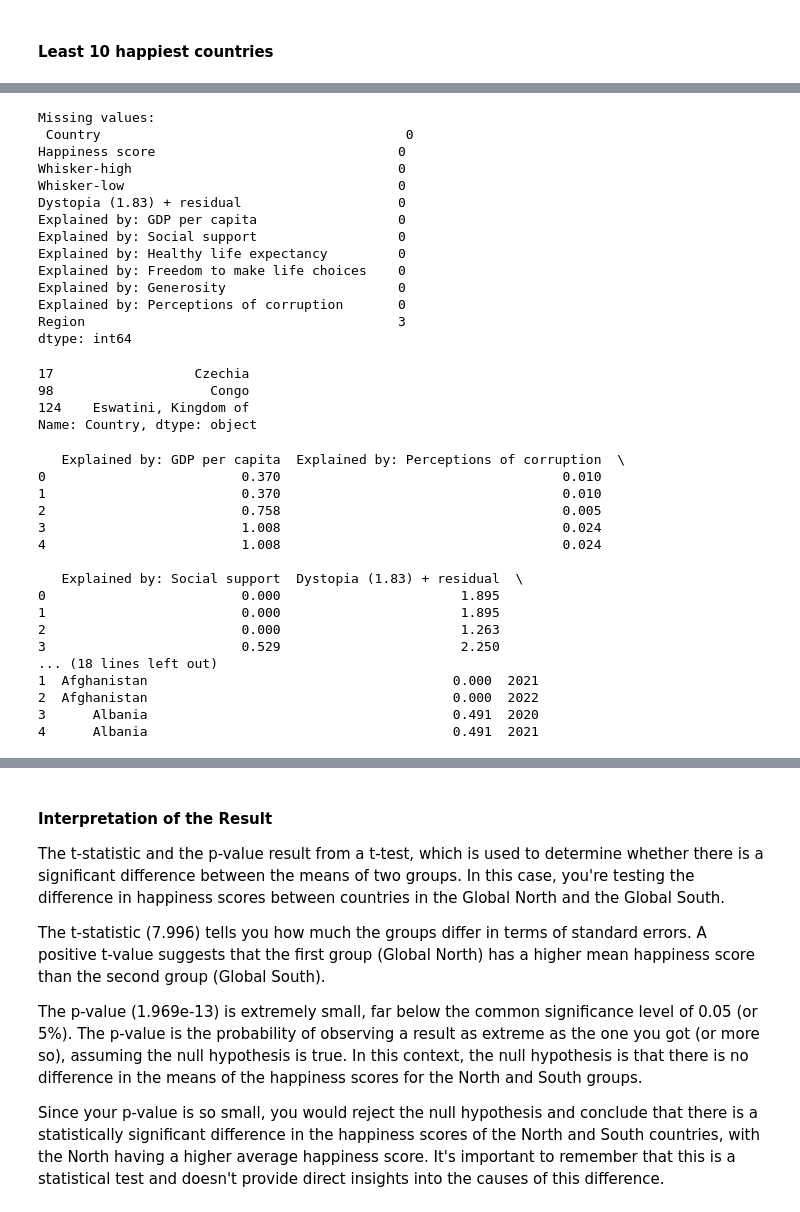
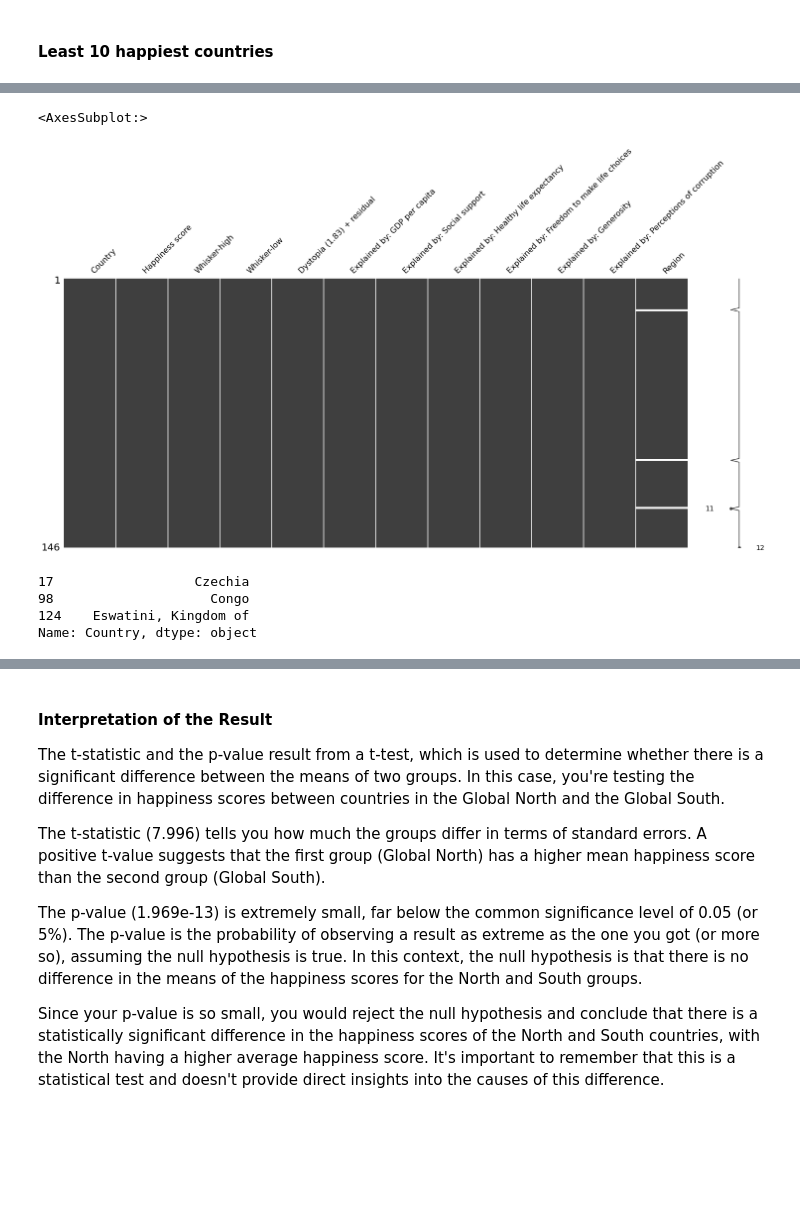
Before and after one commit to eugeneOlkhovik/RR_world_happiness, a Jupyter notebook: world_happiness_2022.ipynb, the cells around one changed output, grey strips where cells are left out. Saved outputs shown, nothing was run; the diff lists cells and outputs as text; code cells hidden in the pictures; blank space fills up the shorter version.

Commit message:
Code refactoring, adding plots

```diff
--- a/world_happiness_2022.ipynb
+++ b/world_happiness_2022.ipynb
@@ -115,26 +116,12 @@ utils.build_correlation_matrix(wh_df_2022)
 region_mapping = dict(zip(wh_df_2021['Country name'], wh_df_2021['Regional indicator']))
 # %%
 wh_df_2022['Region'] = wh_df_2022['Country'].map(region_mapping)
-# %%
-# Handling missing values
-# Checking for missing values in the dataset
-missing_values = wh_df_2022.isnull().sum()
-print("Missing values:\n", missing_values)
-# %% [output]
-Missing values:
- Country                                       0
-Happiness score                               0
-Whisker-high                                  0
-Whisker-low                                   0
-Dystopia (1.83) + residual                    0
-Explained by: GDP per capita                  0
-Explained by: Social support                  0
-Explained by: Healthy life expectancy         0
-Explained by: Freedom to make life choices    0
-Explained by: Generosity                      0
-Explained by: Perceptions of corruption       0
-Region                                        3
-dtype: int64
+# %%
+# there are 3 missing values in 3 Region
+msno.matrix(wh_df_2022)
+# %% [output]
+<AxesSubplot:>
+[figure, added]
 # %%
 countries_without_region = wh_df_2022[wh_df_2022['Region'].isnull()]['Country']
 countries_without_region
@@ -162,7 +149,7 @@ wh_df_2022 = wh_df_2022[wh_df_2022['Country'] != country_to_drop]
 wh_df_2022['Region'] = wh_df_2022['Country'].map(region_mapping)
 # %%
 # Rename columns to be consistent with 2022 data
-columns_mapping = {
+columns_mapping_dict = {
     'Country name': 'Country',
     'Regional indicator': 'Region',
     'Ladder score': 'Happiness score',
@@ -172,8 +159,8 @@ columns_mapping = {
     'Dystopia + residual': 'Dystopia (1.83) + residual',
 }
 
-wh_df_2021.rename(columns=columns_mapping, inplace=True)
-wh_df_2020.rename(columns=columns_mapping, inplace=True)
+wh_df_2021.rename(columns=columns_mapping_dict, inplace=True)
+wh_df_2020.rename(columns=columns_mapping_dict, inplace=True)
 
 # We'll only keep the common columns for simplicity
 common_columns = list(set(wh_df_2022.columns) & set(wh_df_2021.columns) & set(wh_df_2020.columns))
@@ -195,24 +182,3 @@ combined_data.sort_values(by=['Country', 'Year'], inplace=True)
 
 # Reset index for the combined data
 combined_data.reset_index(drop=True, inplace=True)
-
-# Display the first few rows of the combined dataframe
-print(combined_data.head())
-# %% [output]
-   Explained by: GDP per capita  Explained by: Perceptions of corruption  \
-0                         0.370                                    0.010
-1                         0.370                                    0.010
-2                         0.758                                    0.005
-3                         1.008                                    0.024
-4                         1.008                                    0.024
-
-   Explained by: Social support  Dystopia (1.83) + residual  \
-0                         0.000                       1.895
-1                         0.000                       1.895
-2                         0.000                       1.263
-3                         0.529                       2.250
-... (18 lines left out)
-1  Afghanistan                                       0.000  2021
-2  Afghanistan                                       0.000  2022
-3      Albania                                       0.491  2020
-4      Albania                                       0.491  2021
```
Also changed, not shown: parts of 16 cells of this notebook, 2 other files.
